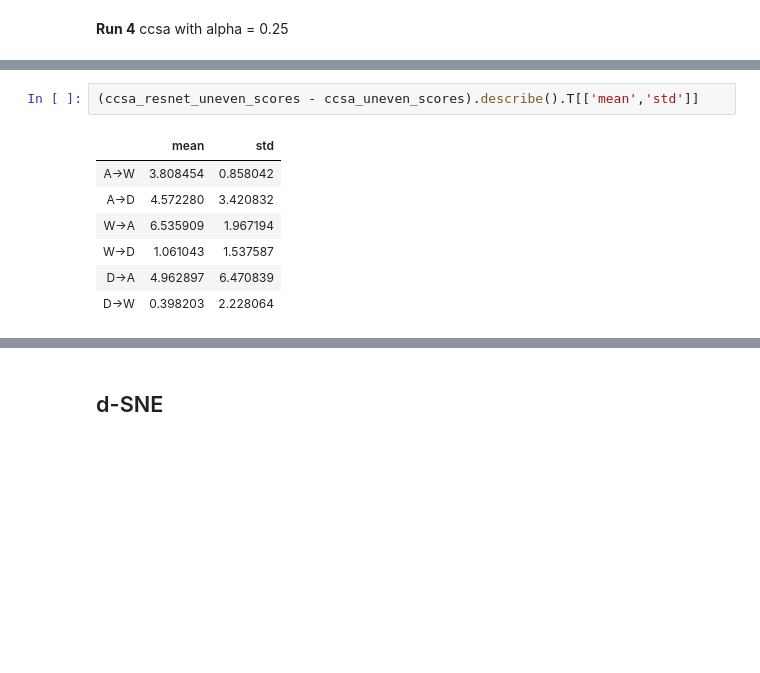
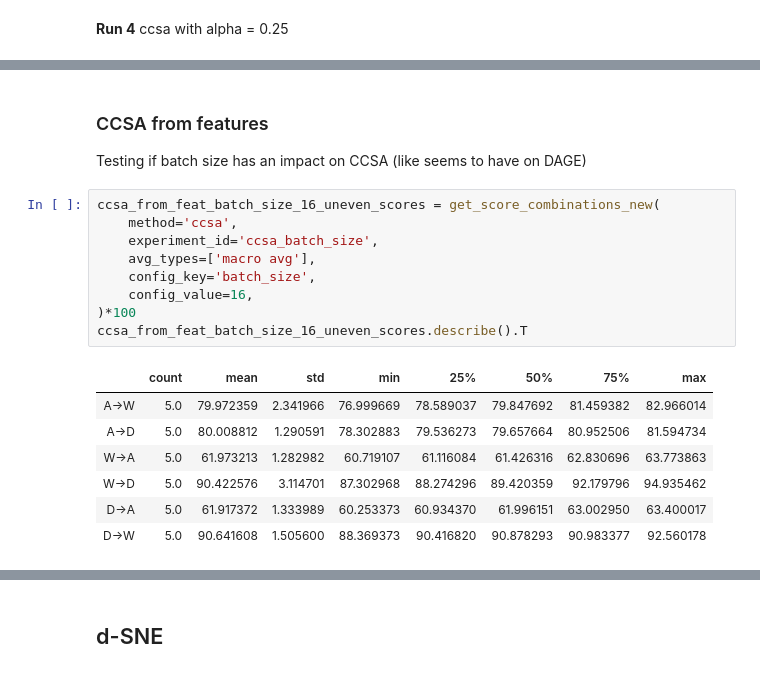
Before and after one commit to LukasHedegaard/dage, a Jupyter notebook: notebooks/test-eval.ipynb, the cells around one changed output, grey strips where cells are left out. Drawn from its saved outputs; the diff is of its cells as text; blank space fills up the shorter version.

```diff
--- a/notebooks/test-eval.ipynb
+++ b/notebooks/test-eval.ipynb
@@ -320,13 +388,23 @@ ccsa_resnet_uneven_scores.describe().T
 | W->D | 5.0 | 94.854470 | 1.429756 | 92.442928 | 94.860859 | 95.217836 | 95.606338 | 96.144388 |
 | D->A | 6.0 | 67.163408 | 3.654978 | 61.017038 | 65.736368 | 67.754554 | 69.889443 | 70.789592 |
 | D->W | 5.0 | 93.637002 | 0.672926 | 93.153521 | 93.254722 | 93.310533 | 93.678979 | 94.787255 |
-# %%
-(ccsa_resnet_uneven_scores - ccsa_uneven_scores).describe().T[['mean','std']]
-# %% [output]
-|  | mean | std |
-| A->W | 3.808454 | 0.858042 |
-| A->D | 4.572280 | 3.420832 |
-| W->A | 6.535909 | 1.967194 |
-| W->D | 1.061043 | 1.537587 |
-| D->A | 4.962897 | 6.470839 |
-| D->W | 0.398203 | 2.228064 |
+# %% [markdown]
+### CCSA from features
+Testing if batch size has an impact on CCSA (like seems to have on DAGE)
+# %%
+ccsa_from_feat_batch_size_16_uneven_scores = get_score_combinations_new(
+    method='ccsa',
+    experiment_id='ccsa_batch_size',
+    avg_types=['macro avg'],
+    config_key='batch_size',
+    config_value=16,
+)*100
+ccsa_from_feat_batch_size_16_uneven_scores.describe().T
+# %% [output]
+|  | count | mean | std | min | 25% | 50% | 75% | max |
+| A->W | 5.0 | 79.972359 | 2.341966 | 76.999669 | 78.589037 | 79.847692 | 81.459382 | 82.966014 |
+| A->D | 5.0 | 80.008812 | 1.290591 | 78.302883 | 79.536273 | 79.657664 | 80.952506 | 81.594734 |
+| W->A | 5.0 | 61.973213 | 1.282982 | 60.719107 | 61.116084 | 61.426316 | 62.830696 | 63.773863 |
+| W->D | 5.0 | 90.422576 | 3.114701 | 87.302968 | 88.274296 | 89.420359 | 92.179796 | 94.935462 |
+| D->A | 5.0 | 61.917372 | 1.333989 | 60.253373 | 60.934370 | 61.996151 | 63.002950 | 63.400017 |
+| D->W | 5.0 | 90.641608 | 1.505600 | 88.369373 | 90.416820 | 90.878293 | 90.983377 | 92.560178 |
```
Also changed, not shown: parts of 75 cells of this notebook.
